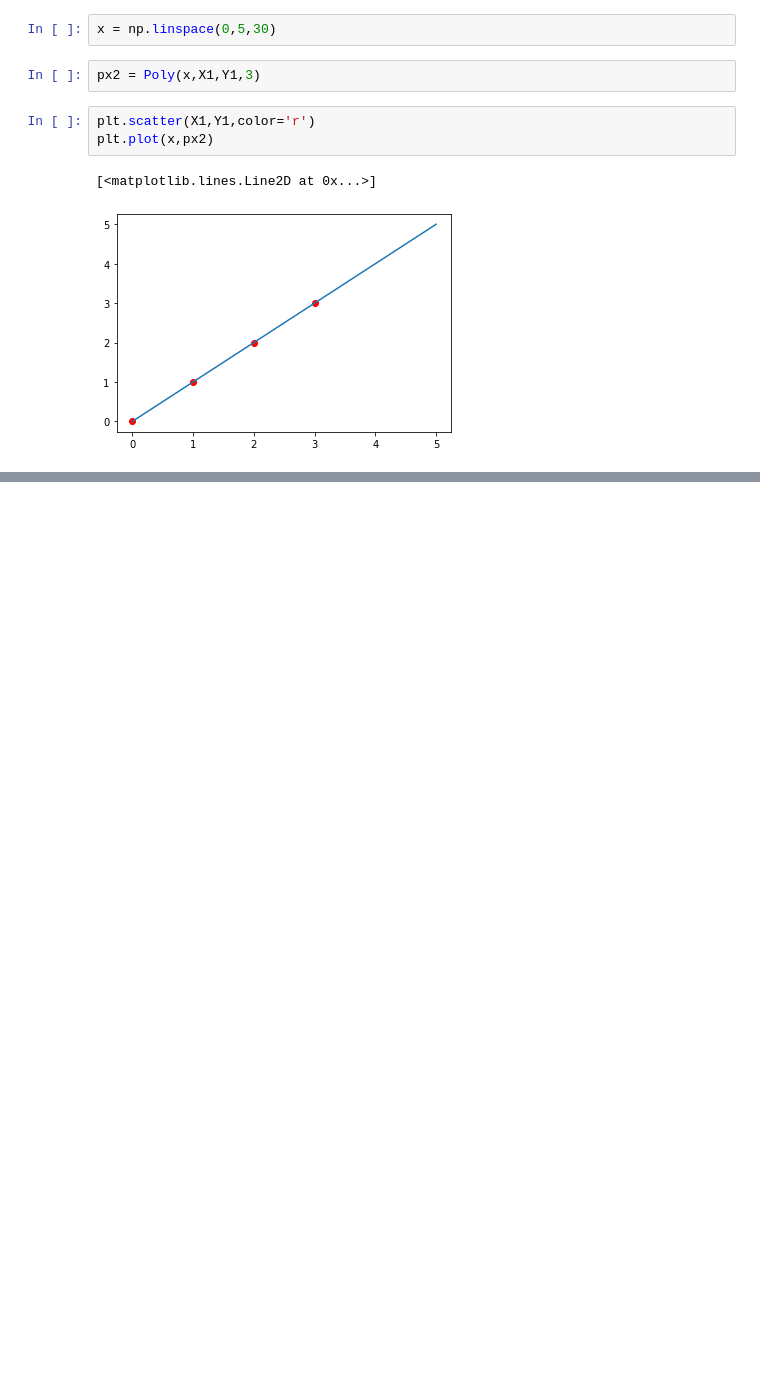
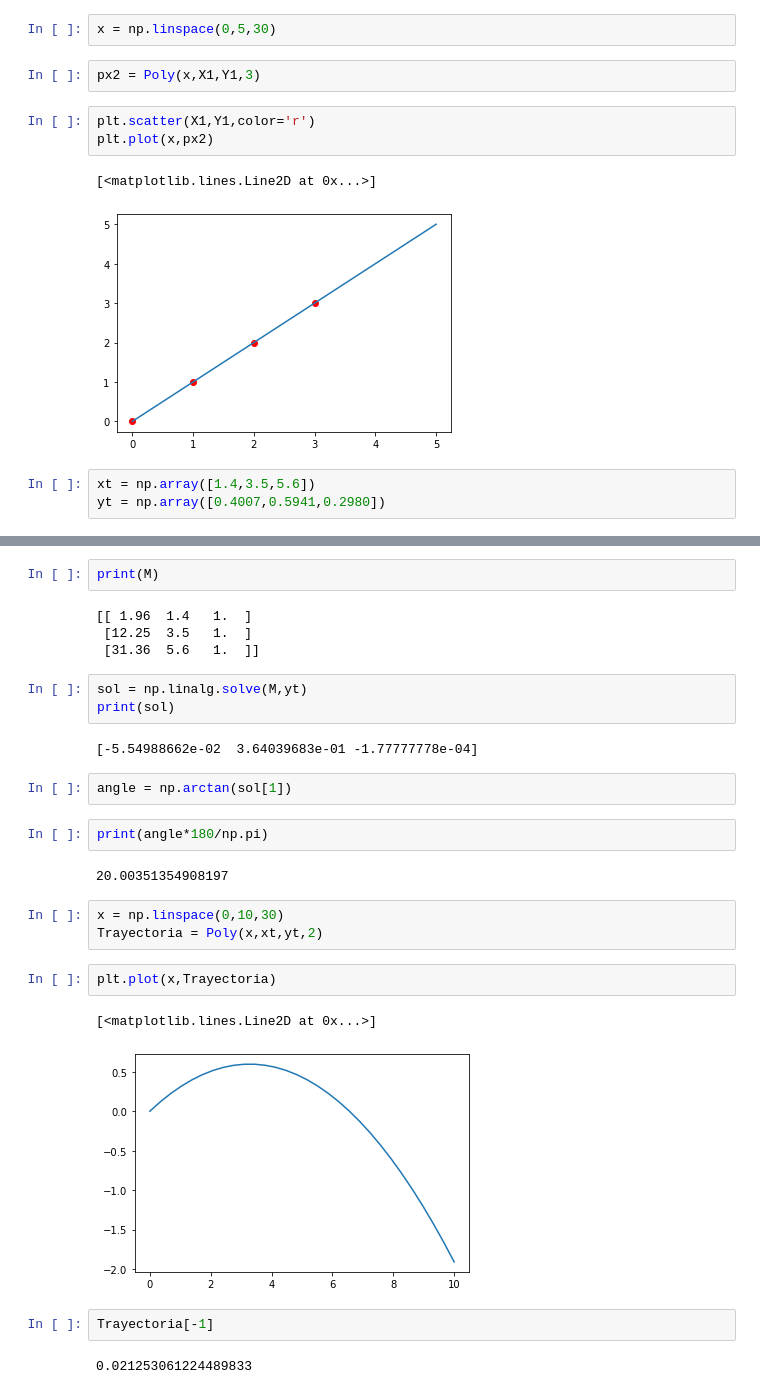
Before and after one commit to danielagda5/MetodosComputacionales202120-1, a Jupyter notebook: Week4/Interpolacion.ipynb, the cells around one changed output, grey strips where cells are left out. Cells and saved outputs as stored; diff of their text form; blank space fills up the shorter version.

```diff
--- a/Week4/Interpolacion.ipynb
+++ b/Week4/Interpolacion.ipynb
@@ -55,3 +55,6 @@ plt.plot(x,px2)
 # %% [output]
 [<matplotlib.lines.Line2D at 0x...>]
 [figure]
+# %%
+xt = np.array([1.4,3.5,5.6])
+yt = np.array([0.4007,0.5941,0.2980])
@@ -57,0 +66,29 @@ plt.plot(x,px2)
+# %%
+print(M)
+# %% [output]
+[[ 1.96  1.4   1.  ]
+ [12.25  3.5   1.  ]
+ [31.36  5.6   1.  ]]
+# %%
+sol = np.linalg.solve(M,yt)
+print(sol)
+# %% [output]
+[-5.54988662e-02  3.64039683e-01 -1.77777778e-04]
+# %%
+angle = np.arctan(sol[1])
+# %%
+print(angle*180/np.pi)
+# %% [output]
+20.00351354908197
+# %%
+x = np.linspace(0,10,30)
+Trayectoria = Poly(x,xt,yt,2)
+# %%
+plt.plot(x,Trayectoria)
+# %% [output]
+[<matplotlib.lines.Line2D at 0x...>]
+[figure, added]
+# %%
+Trayectoria[-1]
+# %% [output]
+0.021253061224489833
```
Also changed, not shown: parts of 4 cells of this notebook.
